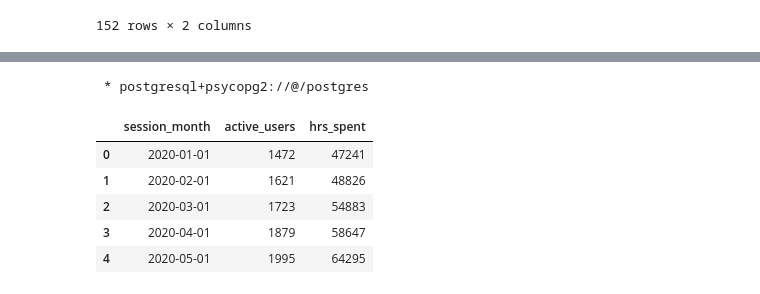
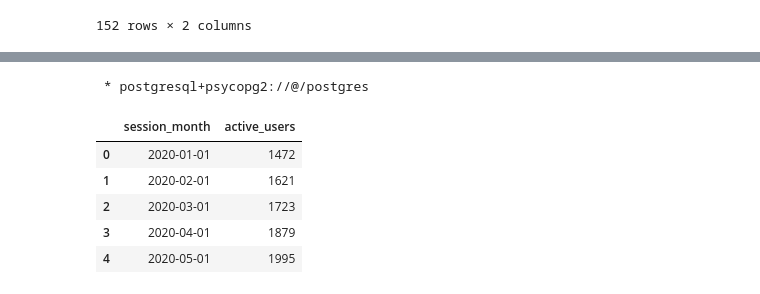
Before and after one commit to datacamp/data-analysis-in-sql-live-training, a Jupyter notebook: notebooks/PostgreSQL_live_session_template.ipynb, the cells around one changed output, grey strips where cells are left out. Drawn from its saved outputs; the diff is of its cells as text; code cells hidden in the pictures.

```diff
--- a/notebooks/PostgreSQL_live_session_template.ipynb
+++ b/notebooks/PostgreSQL_live_session_template.ipynb
@@ -117,18 +133,19 @@ ORDER BY session_date ASC;
 # %%
 %%sql
 
+-- Calculate the Monthly Active Users (DAU)
+
 SELECT
   DATE_TRUNC('month', session_date) :: DATE AS session_month,
-  COUNT(DISTINCT user_id) AS active_users,
-  ROUND(SUM(time_spent_in_mins) / 60, 0) AS hrs_spent
+  COUNT(DISTINCT user_id) AS active_users
 FROM user_sessions
 GROUP BY session_month
 ORDER BY session_month ASC;
 # %% [output]
  * postgresql+psycopg2://@/postgres
-|  | session_month | active_users | hrs_spent |
-| 0 | 2020-01-01 | 1472 | 47241 |
-| 1 | 2020-02-01 | 1621 | 48826 |
-| 2 | 2020-03-01 | 1723 | 54883 |
-| 3 | 2020-04-01 | 1879 | 58647 |
-| 4 | 2020-05-01 | 1995 | 64295 |
+|  | session_month | active_users |
+| 0 | 2020-01-01 | 1472 |
+| 1 | 2020-02-01 | 1621 |
+| 2 | 2020-03-01 | 1723 |
+| 3 | 2020-04-01 | 1879 |
+| 4 | 2020-05-01 | 1995 |
```
Also changed, not shown: parts of 19 cells of this notebook.
